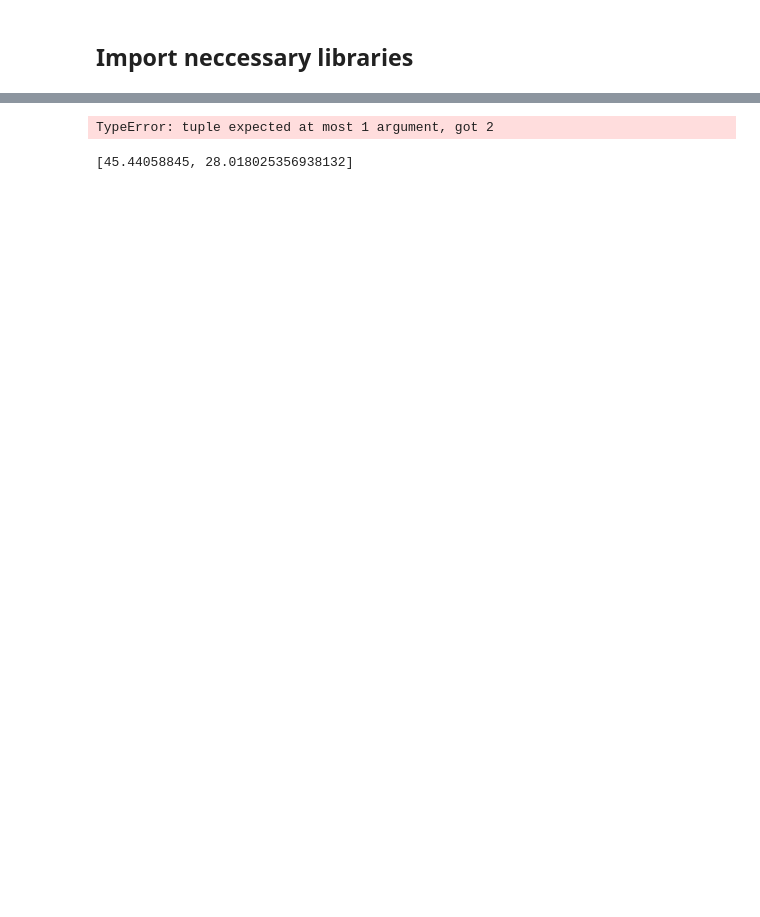
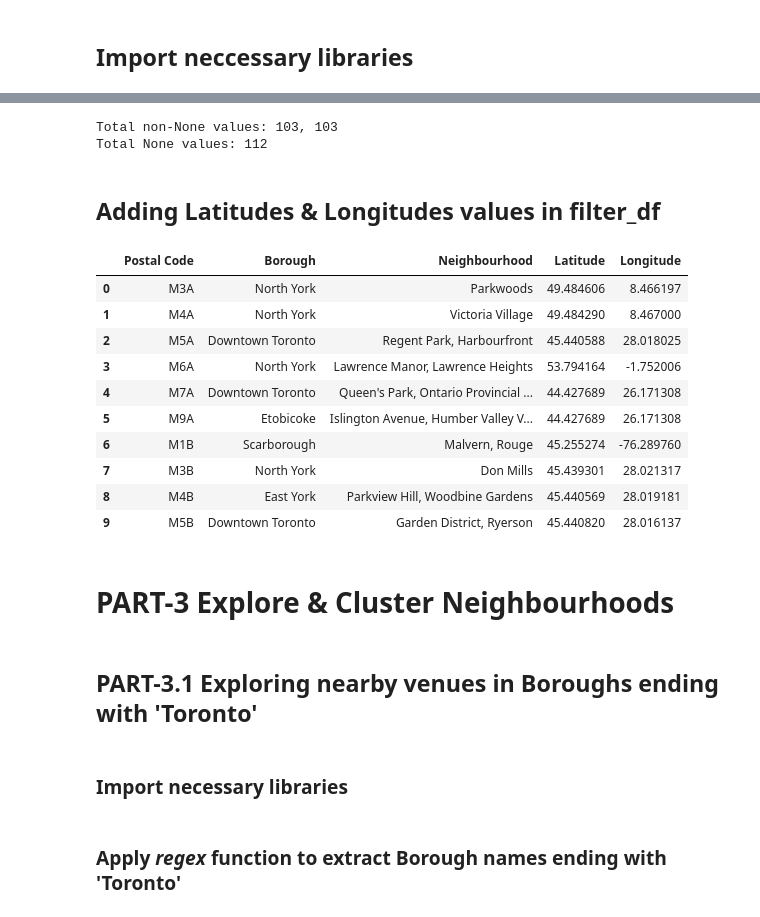
Before and after one commit to prak112/Coursera-IBM_Capstone, a Jupyter notebook: Week3_NeighborhoodClusteringProject.ipynb, the cells around one changed output, grey strips where cells are left out. Drawn from its saved outputs; the diff is of its cells as text; code cells hidden in the pictures; blank space fills up the shorter version.

Commit message:
exploring venues

```diff
--- a/Week3_NeighborhoodClusteringProject.ipynb
+++ b/Week3_NeighborhoodClusteringProject.ipynb
@@ -43,0 +35,3 @@ filter_df.head()
+# %%
+filter_df.reset_index(drop=True, inplace=True)
+filter_df.head()
@@ -78,16 +59,50 @@ AttributeError: 'NoneType' object has no attribute 'latitude'
-# %%
-from geopy.extra.rate_limiter import RateLimiter
-geocode = RateLimiter(geolocator.geocode, min_delay_seconds=1)
-filter_df['location'] = filter_df['Postal Code'].apply(geocode)
-filter_df['Latitude'], filter_df['Longitude'] = zip(*filter_df['location'].apply(lambda loc: tuple(loc.latitude, loc.longitude)))
-#filter_df['point'] = filter_df['location'].apply(lambda loc: tuple(loc.latitude, loc.longitude))
-filter_df.head()
-# %% [output]
-TypeError: tuple expected at most 1 argument, got 2
-# %%
-#TEST Run for single postal code
-geolocator = Nominatim(user_agent = 'toronto_zipcodes')
-location = geolocator.geocode('M5A')
-print([location.latitude, location.longitude])
-# %% [output]
-[45.44058845, 28.018025356938132]
+# %%
+#define empty lists for geospatial values and None values
+lat = []
+long = []
+nones = []
+
+#initialize geolocator
+geolocator = Nominatim(user_agent = 'toronto_zipcodes_M')
+
+#loop through filter_df['Postal Code'] values and append to the respective lists
+for code in filter_df['Postal Code']:
+    location = geolocator.geocode(code)
+    if location is None:
+        nones.append(None)
+        nones.append(None)
+    else:
+        latitude = location.latitude
+        longitude = location.longitude
+    lat.append(latitude)
+    long.append(longitude)
+# %%
+print(f"Total non-None values: {len(lat)}, {len(long)}")
+print(f"Total None values: {len(nones)}")
+# %% [output]
+Total non-None values: 103, 103
+Total None values: 112
+# %% [markdown]
+## Adding Latitudes & Longitudes values in filter_df
+# %%
+filter_df['Latitude'] = lat
+filter_df['Longitude'] = long
+filter_df.head(10)
+# %% [output]
+|  | Postal Code | Borough | Neighbourhood | Latitude | Longitude |
+| 0 | M3A | North York | Parkwoods | 49.484606 | 8.466197 |
+| 1 | M4A | North York | Victoria Village | 49.484290 | 8.467000 |
+| 2 | M5A | Downtown Toronto | Regent Park, Harbourfront | 45.440588 | 28.018025 |
+| 3 | M6A | North York | Lawrence Manor, Lawrence Heights | 53.794164 | -1.752006 |
+| 4 | M7A | Downtown Toronto | Queen's Park, Ontario Provincial ... | 44.427689 | 26.171308 |
+| 5 | M9A | Etobicoke | Islington Avenue, Humber Valley V... | 44.427689 | 26.171308 |
+| 6 | M1B | Scarborough | Malvern, Rouge | 45.255274 | -76.289760 |
+| 7 | M3B | North York | Don Mills | 45.439301 | 28.021317 |
+| 8 | M4B | East York | Parkview Hill, Woodbine Gardens | 45.440569 | 28.019181 |
+| 9 | M5B | Downtown Toronto | Garden District, Ryerson | 45.440820 | 28.016137 |
+# %% [markdown]
+# PART-3 Explore & Cluster Neighbourhoods
+# %% [markdown]
+## PART-3.1 Exploring nearby venues in Boroughs ending with 'Toronto'
+# %% [markdown]
+### Import necessary libraries
@@ -93,0 +113,2 @@ print([location.latitude, location.longitude])
+# %% [markdown]
+### Apply *regex* function to extract Borough names ending with 'Toronto'
```
Also changed, not shown: parts of 18 cells of this notebook.
